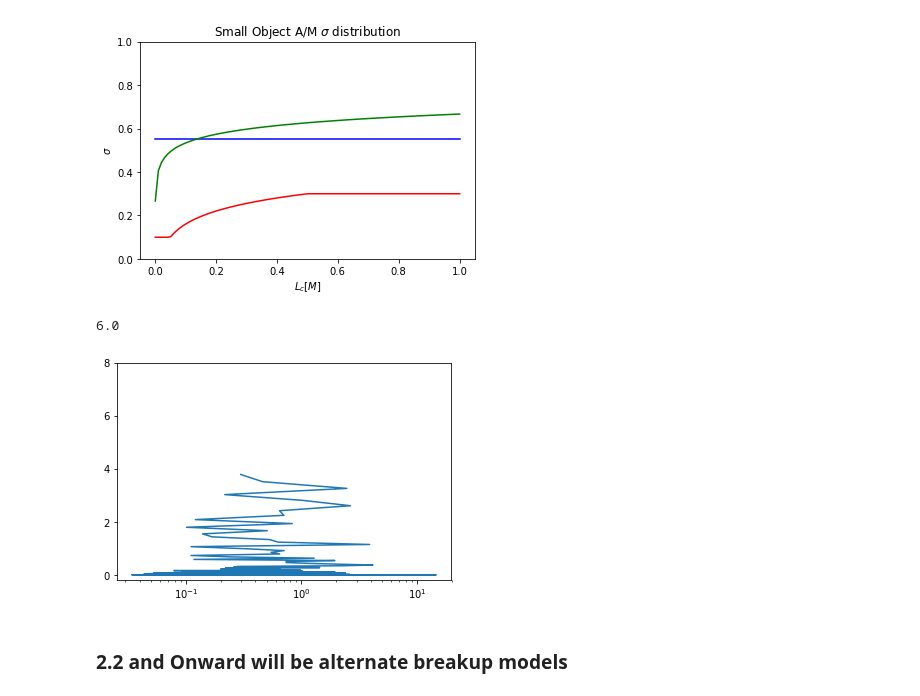
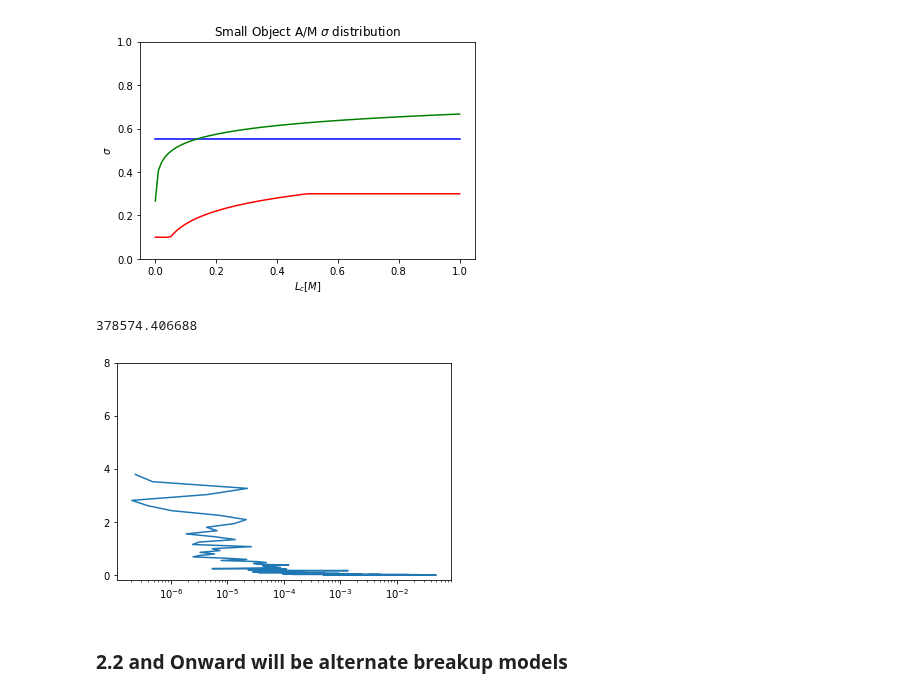
Before and after one commit to ReeceHumphreys/ODAP, a Jupyter notebook: Kessler.ipynb, the cells around one changed output. Drawn from its saved outputs; the diff is of its cells as text; code cells hidden in the pictures.

Commit message:
Mass distribution plot in final cell returning nonsensical distribution

```diff
--- a/Kessler.ipynb
+++ b/Kessler.ipynb
@@ -494,24 +490,24 @@ plt.show()
 [figure]
 [figure]
 # %%
-x = (number_fragments(1, 1000, 10, 10, True, debris_category.rb))
+x = (number_fragments(10**-3, 1000, 10, 10, True, debris_category.rb))
 print(x)
 # %% [output]
-6.0
+378574.406688
 # %%
 import numpy as np
 
 bins = np.geomspace(0.001, 0.1, 100) # fragments
 fragments = [number_fragments(b, 1000, 10, 10, True, debris_category.rb) / 10**5 for b in bins ]
 areas = [avg_area(b) for b in bins]
-masses = [10**(distribution_AM(np.log10(b), debris_category.rb)) for b in bins]
-
+AM = [10**distribution_AM(np.log10(b), debris_category.rb) for b in bins]
+masses = [ areas[i] / AM[i] for i in range(len(bins))]
 plt.plot(masses, fragments)
 plt.gca().set_xscale("log")
 plt.yticks([0,2,4,6,8])
 plt.show()
 # %% [output]
-[figure, old version]
+[figure, new version]
 # %% [markdown]
 <h3>2.2 and Onward will be alternate breakup models</h3>
 # %% [markdown]
```
Also changed, not shown: parts of 1 cell of this notebook.
